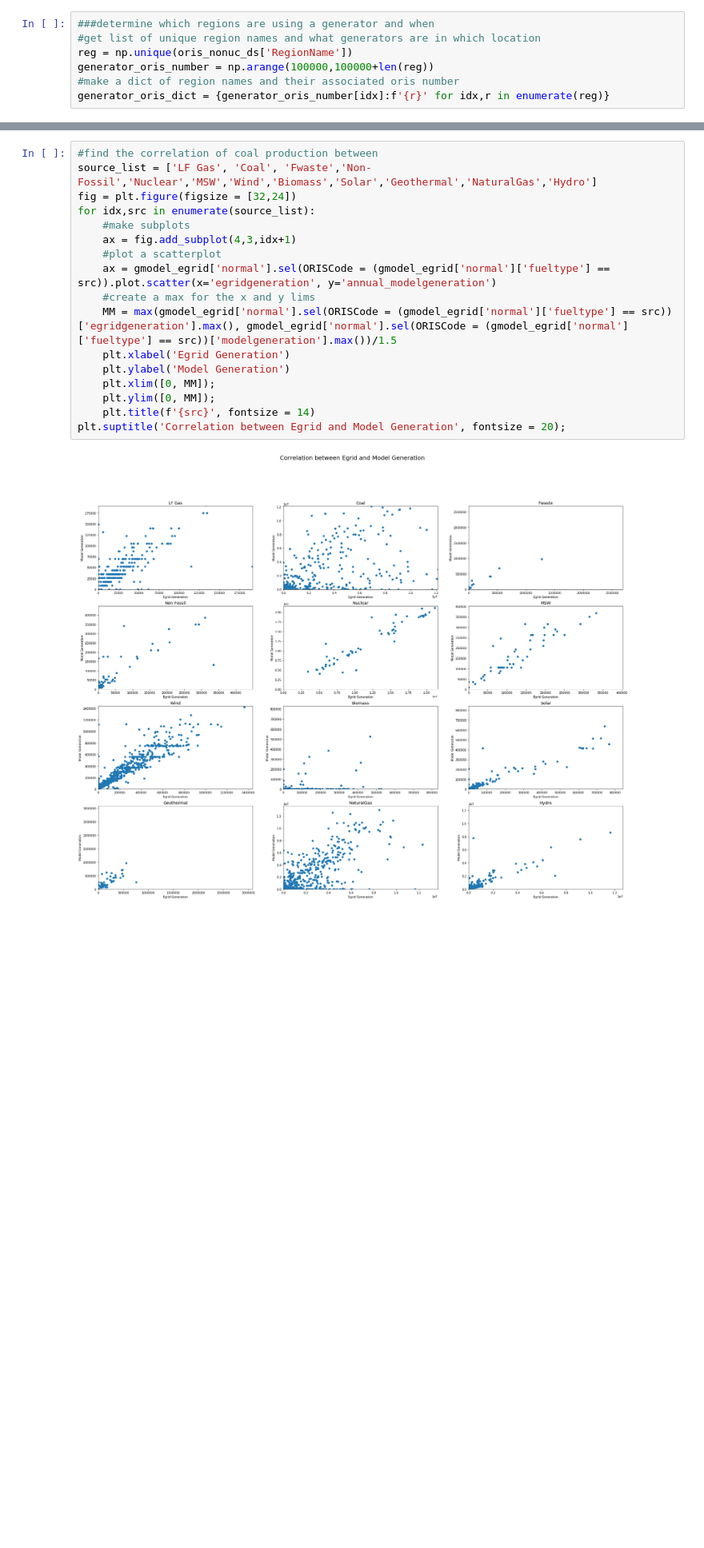
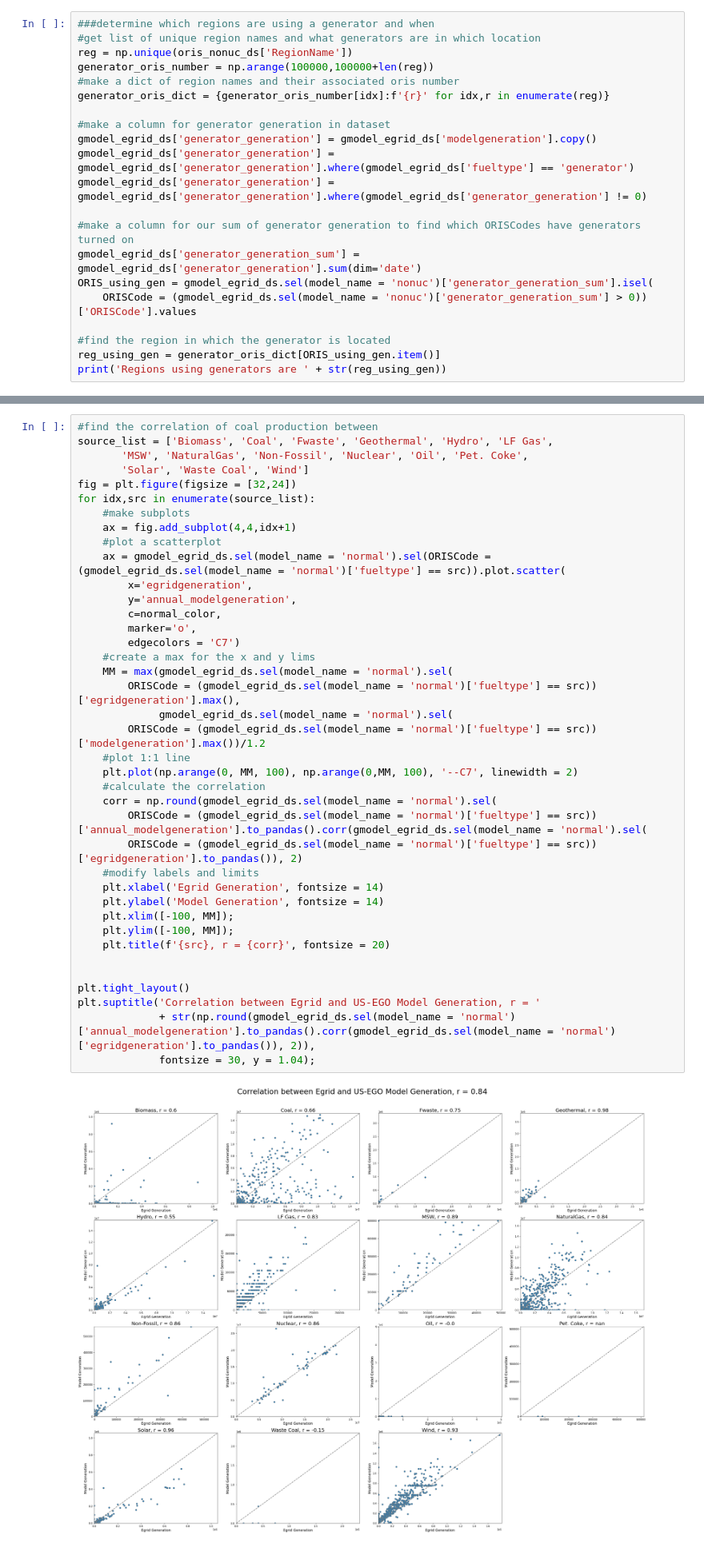
Before and after one commit to lfreese/us-ego, a Jupyter notebook: ego_nonuclear_project/emissions_comparison.ipynb, the cells around one changed output, grey strips where cells are left out. Shown at 80% size. Cells and saved outputs as stored; diff of their text form; blank space fills up the shorter version.

```diff
--- a/ego_nonuclear_project/emissions_comparison.ipynb
+++ b/ego_nonuclear_project/emissions_comparison.ipynb
@@ -100,3 +76,17 @@ reg = np.unique(oris_nonuc_ds['RegionName'])
 generator_oris_number = np.arange(100000,100000+len(reg))
 #make a dict of region names and their associated oris number
 generator_oris_dict = {generator_oris_number[idx]:f'{r}' for idx,r in enumerate(reg)}
+
+#make a column for generator generation in dataset
+gmodel_egrid_ds['generator_generation'] = gmodel_egrid_ds['modelgeneration'].copy()
+gmodel_egrid_ds['generator_generation'] = gmodel_egrid_ds['generator_generation'].where(gmodel_egrid_ds['fueltype'] == 'generator')
+gmodel_egrid_ds['generator_generation'] = gmodel_egrid_ds['generator_generation'].where(gmodel_egrid_ds['generator_generation'] != 0)
+
+#make a column for our sum of generator generation to find which ORISCodes have generators turned on
+gmodel_egrid_ds['generator_generation_sum'] = gmodel_egrid_ds['generator_generation'].sum(dim='date')
+ORIS_using_gen = gmodel_egrid_ds.sel(model_name = 'nonuc')['generator_generation_sum'].isel(
+    ORISCode = (gmodel_egrid_ds.sel(model_name = 'nonuc')['generator_generation_sum'] > 0))['ORISCode'].values
+
+#find the region in which the generator is located
+reg_using_gen = generator_oris_dict[ORIS_using_gen.item()]
+print('Regions using generators are ' + str(reg_using_gen))
@@ -181,19 +128,41 @@ array(['', 'Biomass', 'Coal', 'Fwaste', 'Geothermal', 'Hydro', 'LF Gas',
 # %%
 #find the correlation of coal production between
-source_list = ['LF Gas', 'Coal', 'Fwaste','Non-Fossil','Nuclear','MSW','Wind','Biomass','Solar','Geothermal','NaturalGas','Hydro']
+source_list = ['Biomass', 'Coal', 'Fwaste', 'Geothermal', 'Hydro', 'LF Gas',
+       'MSW', 'NaturalGas', 'Non-Fossil', 'Nuclear', 'Oil', 'Pet. Coke',
+       'Solar', 'Waste Coal', 'Wind']
 fig = plt.figure(figsize = [32,24])
 for idx,src in enumerate(source_list):
     #make subplots
-    ax = fig.add_subplot(4,3,idx+1)
+    ax = fig.add_subplot(4,4,idx+1)
     #plot a scatterplot
-    ax = gmodel_egrid['normal'].sel(ORISCode = (gmodel_egrid['normal']['fueltype'] == src)).plot.scatter(x='egridgeneration', y='annual_modelgeneration')
+    ax = gmodel_egrid_ds.sel(model_name = 'normal').sel(ORISCode = (gmodel_egrid_ds.sel(model_name = 'normal')['fueltype'] == src)).plot.scatter(
+        x='egridgeneration',
+        y='annual_modelgeneration',
+        c=normal_color,
+        marker='o',
+        edgecolors = 'C7')
     #create a max for the x and y lims
-    MM = max(gmodel_egrid['normal'].sel(ORISCode = (gmodel_egrid['normal']['fueltype'] == src))['egridgeneration'].max(), gmodel_egrid['normal'].sel(ORISCode = (gmodel_egrid['normal']['fueltype'] == src))['modelgeneration'].max())/1.5
-    plt.xlabel('Egrid Generation')
-    plt.ylabel('Model Generation')
-    plt.xlim([0, MM]);
-    plt.ylim([0, MM]);
-    plt.title(f'{src}', fontsize = 14)
-plt.suptitle('Correlation between Egrid and Model Generation', fontsize = 20);
+    MM = max(gmodel_egrid_ds.sel(model_name = 'normal').sel(
+        ORISCode = (gmodel_egrid_ds.sel(model_name = 'normal')['fueltype'] == src))['egridgeneration'].max(),
+             gmodel_egrid_ds.sel(model_name = 'normal').sel(
+        ORISCode = (gmodel_egrid_ds.sel(model_name = 'normal')['fueltype'] == src))['modelgeneration'].max())/1.2
+    #plot 1:1 line
+    plt.plot(np.arange(0, MM, 100), np.arange(0,MM, 100), '--C7', linewidth = 2)
+    #calculate the correlation
+    corr = np.round(gmodel_egrid_ds.sel(model_name = 'normal').sel(
+        ORISCode = (gmodel_egrid_ds.sel(model_name = 'normal')['fueltype'] == src))['annual_modelgeneration'].to_pandas().corr(gmodel_egrid_ds.sel(model_name = 'normal').sel(
+        ORISCode = (gmodel_egrid_ds.sel(model_name = 'normal')['fueltype'] == src))['egridgeneration'].to_pandas()), 2)
+    #modify labels and limits
+    plt.xlabel('Egrid Generation', fontsize = 14)
+    plt.ylabel('Model Generation', fontsize = 14)
+    plt.xlim([-100, MM]);
+    plt.ylim([-100, MM]);
+    plt.title(f'{src}, r = {corr}', fontsize = 20)
+
+
+plt.tight_layout()
+plt.suptitle('Correlation between Egrid and US-EGO Model Generation, r = '
+             + str(np.round(gmodel_egrid_ds.sel(model_name = 'normal')['annual_modelgeneration'].to_pandas().corr(gmodel_egrid_ds.sel(model_name = 'normal')['egridgeneration'].to_pandas()), 2)),
+             fontsize = 30, y = 1.04);
 # %% [output]
-[figure, old version]
+[figure, new version]
```
Also changed, not shown: parts of 28 cells of this notebook, 5 other files.
